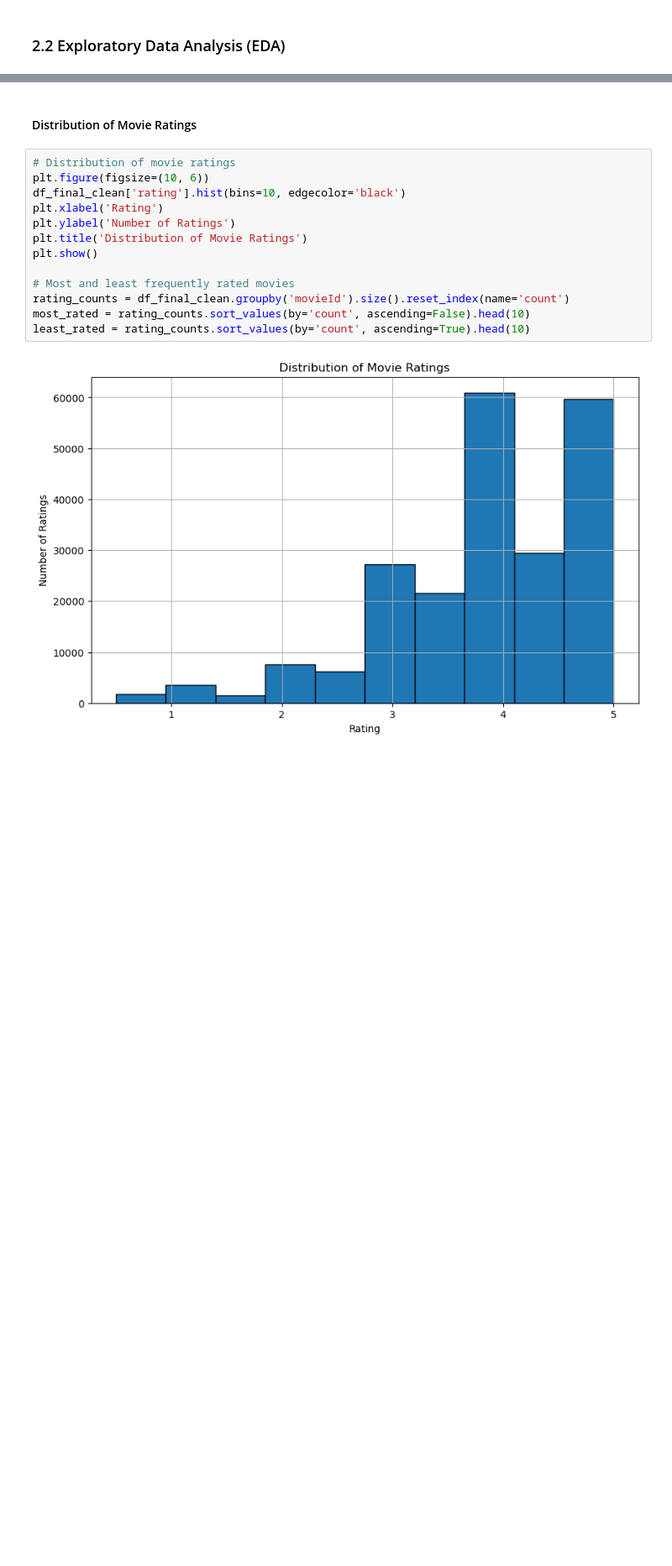
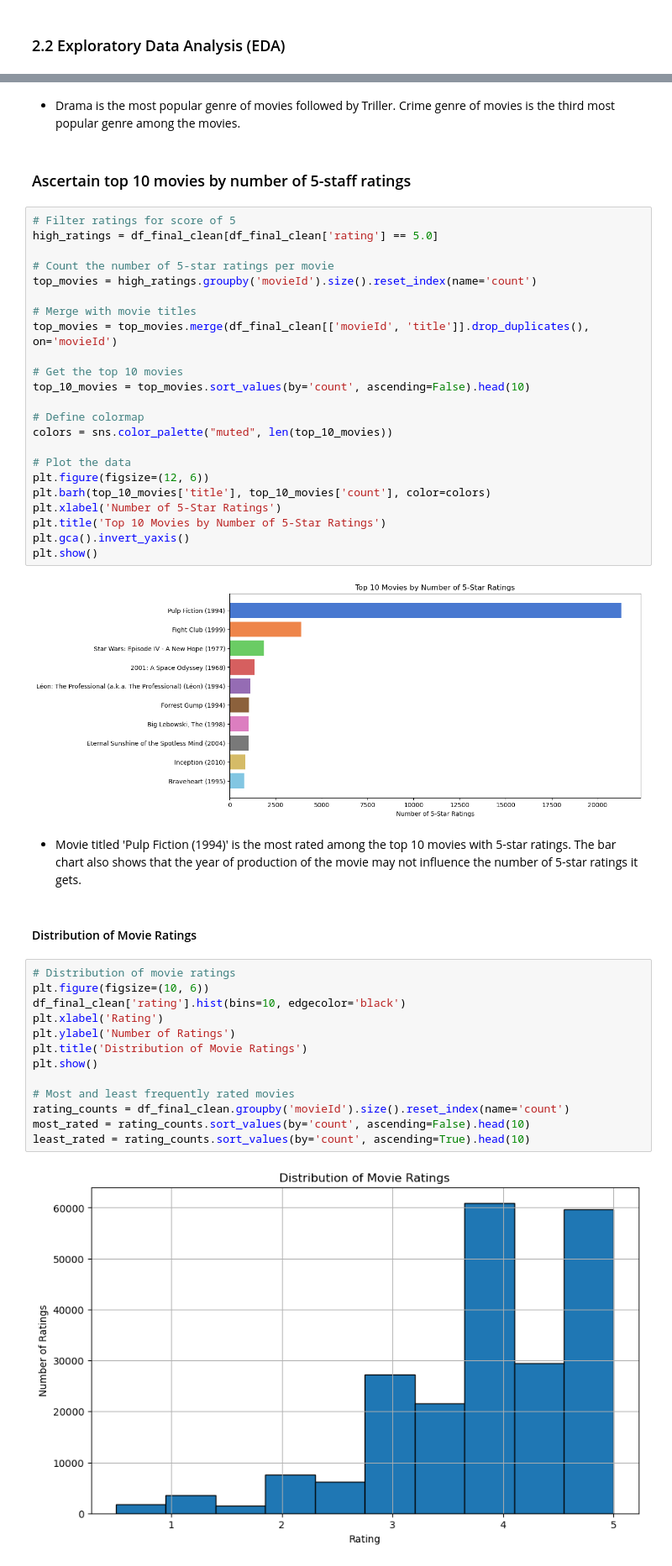
Before and after one commit to gkipkirui1/DSF-PT08P4-Movie_Recommendation-Project_GKC, a Jupyter notebook: Index.ipynb, the cells around one changed output, grey strips where cells are left out. Shown at 84% size. Drawn from its saved outputs; the diff is of its cells as text; blank space fills up the shorter version.

```diff
--- a/Index.ipynb
+++ b/Index.ipynb
@@ -319,3 +358,34 @@ df_final_clean.describe()
+# %% [markdown]
+* Drama is the most popular genre of movies followed by Triller. Crime genre of movies is the third most popular genre among the movies.
+# %% [markdown]
+### Ascertain top 10 movies by number of 5-staff ratings
+# %%
+# Filter ratings for score of 5
+high_ratings = df_final_clean[df_final_clean['rating'] == 5.0]
+
+# Count the number of 5-star ratings per movie
+top_movies = high_ratings.groupby('movieId').size().reset_index(name='count')
+
+# Merge with movie titles
+top_movies = top_movies.merge(df_final_clean[['movieId', 'title']].drop_duplicates(), on='movieId')
+
+# Get the top 10 movies
+top_10_movies = top_movies.sort_values(by='count', ascending=False).head(10)
+
+# Define colormap
+colors = sns.color_palette("muted", len(top_10_movies))
+
+# Plot the data
+plt.figure(figsize=(12, 6))
+plt.barh(top_10_movies['title'], top_10_movies['count'], color=colors)
+plt.xlabel('Number of 5-Star Ratings')
+plt.title('Top 10 Movies by Number of 5-Star Ratings')
+plt.gca().invert_yaxis()
+plt.show()
+# %% [output]
+[figure, added]
+# %% [markdown]
+* Movie titled 'Pulp Fiction (1994)' is the most rated among the top 10 movies with 5-star ratings. The bar chart also shows that the year of production of the movie may not influence the number of 5-star ratings it gets.
 # %% [markdown]
 #### Distribution of Movie Ratings
 # %%
```
Also changed, not shown: parts of 26 cells of this notebook.
